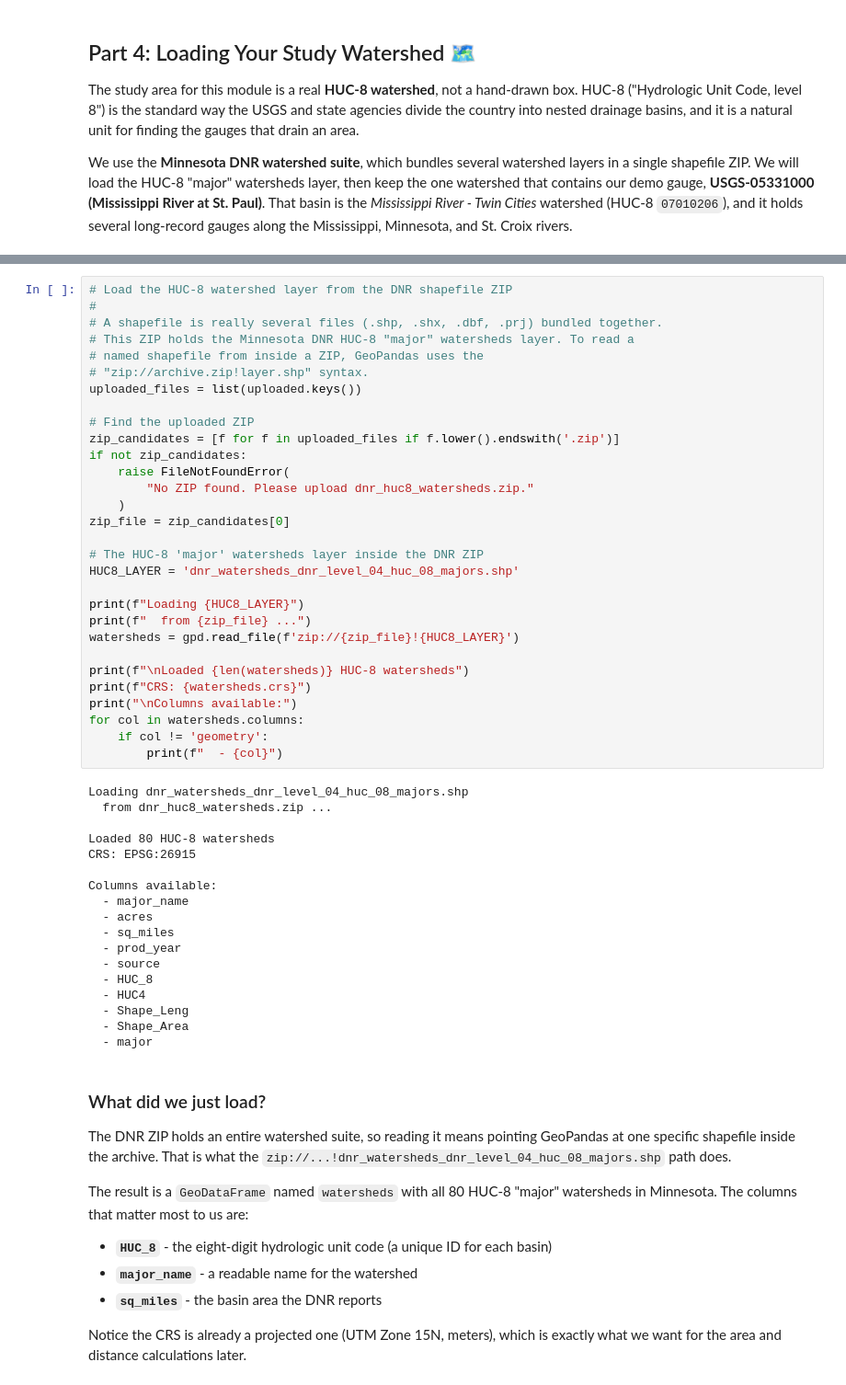
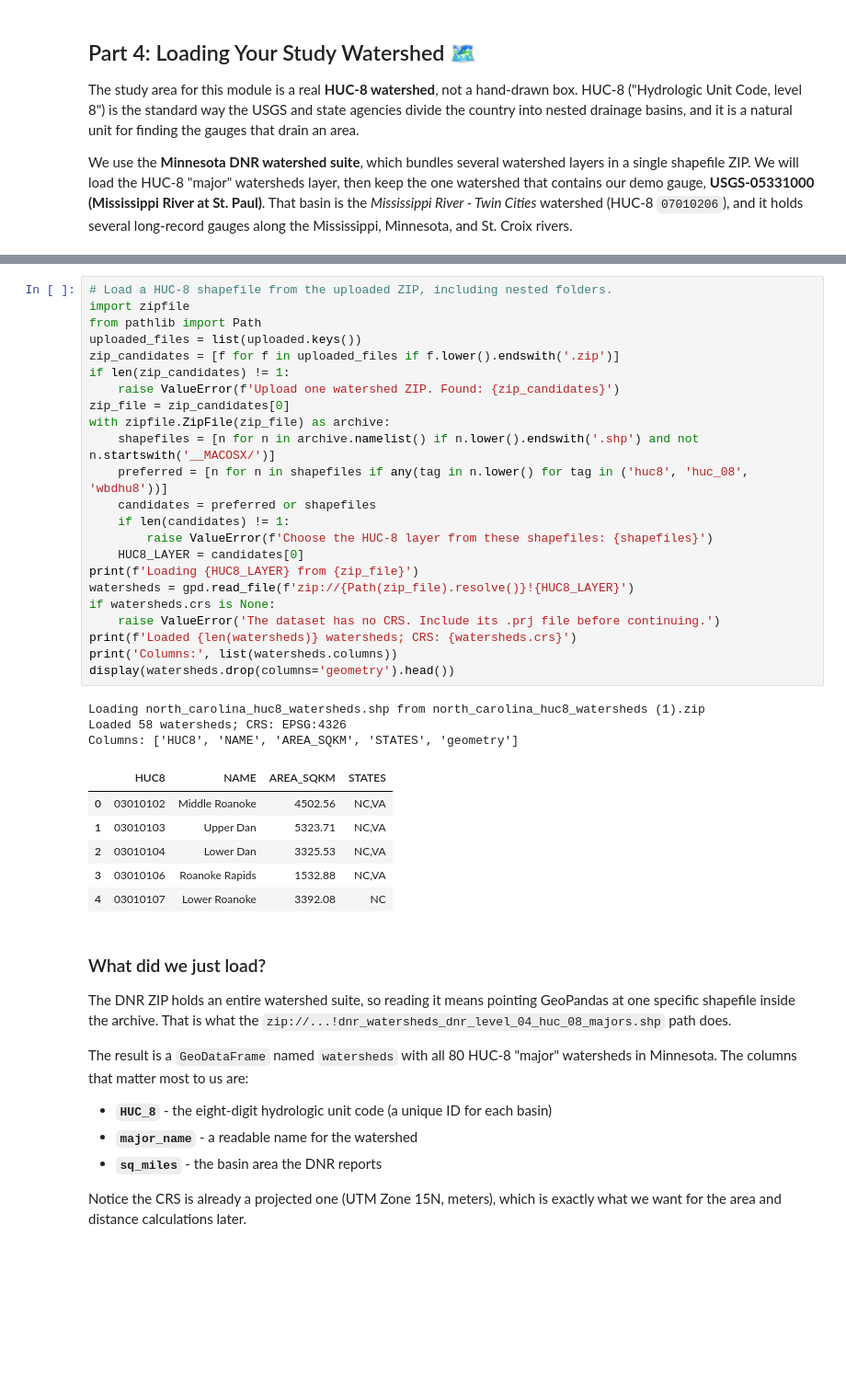
Before and after one commit to JohannVera/crabtree-flood-forecasting, a Jupyter notebook: notebooks/05_stream-data/Module5_USGSDataRetrieval.ipynb, the cells around one changed output, grey strips where cells are left out. Shown at 92% size. Drawn from its saved outputs; the diff is of its cells as text; blank space fills up the shorter version.

Commit message:
Support North Carolina watershed ZIP and Upper Neuse selection

```diff
--- a/notebooks/05_stream-data/Module5_USGSDataRetrieval.ipynb
+++ b/notebooks/05_stream-data/Module5_USGSDataRetrieval.ipynb
@@ -338,51 +338,36 @@ Uploaded 1 file(s):
 # %%
-# Load the HUC-8 watershed layer from the DNR shapefile ZIP
-#
-# A shapefile is really several files (.shp, .shx, .dbf, .prj) bundled together.
-# This ZIP holds the Minnesota DNR HUC-8 "major" watersheds layer. To read a
-# named shapefile from inside a ZIP, GeoPandas uses the
-# "zip://archive.zip!layer.shp" syntax.
+# Load a HUC-8 shapefile from the uploaded ZIP, including nested folders.
+import zipfile
+from pathlib import Path
 uploaded_files = list(uploaded.keys())
-
-# Find the uploaded ZIP
 zip_candidates = [f for f in uploaded_files if f.lower().endswith('.zip')]
-if not zip_candidates:
-    raise FileNotFoundError(
-        "No ZIP found. Please upload dnr_huc8_watersheds.zip."
-    )
+if len(zip_candidates) != 1:
+    raise ValueError(f'Upload one watershed ZIP. Found: {zip_candidates}')
 zip_file = zip_candidates[0]
-
-# The HUC-8 'major' watersheds layer inside the DNR ZIP
-HUC8_LAYER = 'dnr_watersheds_dnr_level_04_huc_08_majors.shp'
-
-print(f"Loading {HUC8_LAYER}")
-print(f"  from {zip_file} ...")
-watersheds = gpd.read_file(f'zip://{zip_file}!{HUC8_LAYER}')
-
-print(f"\nLoaded {len(watersheds)} HUC-8 watersheds")
-print(f"CRS: {watersheds.crs}")
-print("\nColumns available:")
-for col in watersheds.columns:
-    if col != 'geometry':
-        print(f"  - {col}")
+with zipfile.ZipFile(zip_file) as archive:
+    shapefiles = [n for n in archive.namelist() if n.lower().endswith('.shp') and not n.startswith('__MACOSX/')]
+    preferred = [n for n in shapefiles if any(tag in n.lower() for tag in ('huc8', 'huc_08', 'wbdhu8'))]
+    candidates = preferred or shapefiles
+    if len(candidates) != 1:
+        raise ValueError(f'Choose the HUC-8 layer from these shapefiles: {shapefiles}')
+    HUC8_LAYER = candidates[0]
+print(f'Loading {HUC8_LAYER} from {zip_file}')
+watersheds = gpd.read_file(f'zip://{Path(zip_file).resolve()}!{HUC8_LAYER}')
+if watersheds.crs is None:
+    raise ValueError('The dataset has no CRS. Include its .prj file before continuing.')
+print(f'Loaded {len(watersheds)} watersheds; CRS: {watersheds.crs}')
+print('Columns:', list(watersheds.columns))
+display(watersheds.drop(columns='geometry').head())
 # %% [output]
-Loading dnr_watersheds_dnr_level_04_huc_08_majors.shp
-  from dnr_huc8_watersheds.zip ...
-
-Loaded 80 HUC-8 watersheds
-CRS: EPSG:26915
-
-Columns available:
-  - major_name
-  - acres
-  - sq_miles
-  - prod_year
-  - source
-  - HUC_8
-  - HUC4
-  - Shape_Leng
-  - Shape_Area
-  - major
+Loading north_carolina_huc8_watersheds.shp from north_carolina_huc8_watersheds (1).zip
+Loaded 58 watersheds; CRS: EPSG:4326
+Columns: ['HUC8', 'NAME', 'AREA_SQKM', 'STATES', 'geometry']
+|  | HUC8 | NAME | AREA_SQKM | STATES |
+| 0 | 03010102 | Middle Roanoke | 4502.56 | NC,VA |
+| 1 | 03010103 | Upper Dan | 5323.71 | NC,VA |
+| 2 | 03010104 | Lower Dan | 3325.53 | NC,VA |
+| 3 | 03010106 | Roanoke Rapids | 1532.88 | NC,VA |
+| 4 | 03010107 | Lower Roanoke | 3392.08 | NC |
 # %% [markdown]
 ### What did we just load?
 
```
Also changed, not shown: parts of 19 cells of this notebook.
